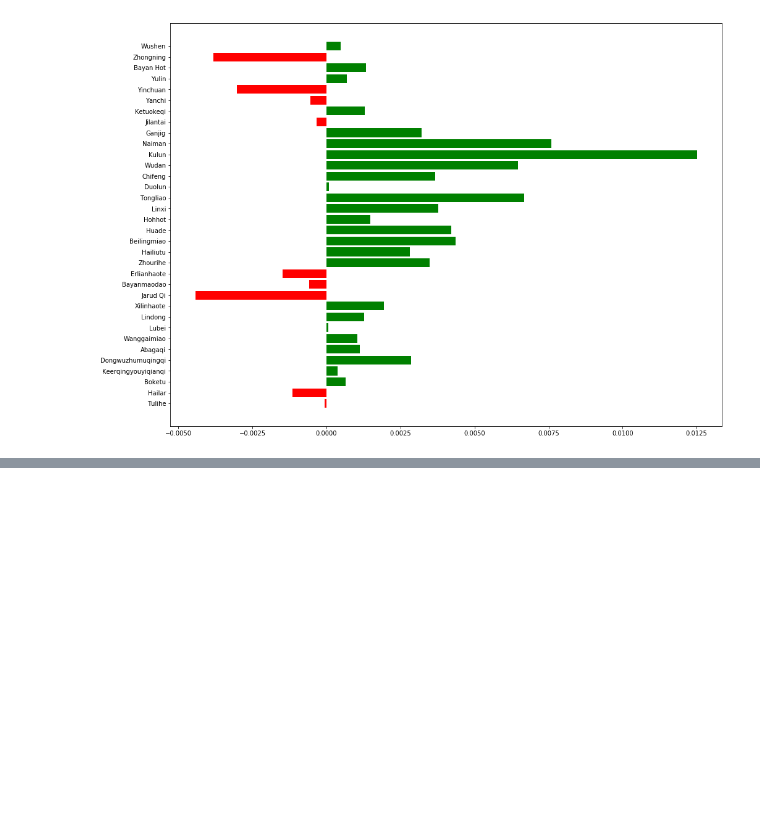
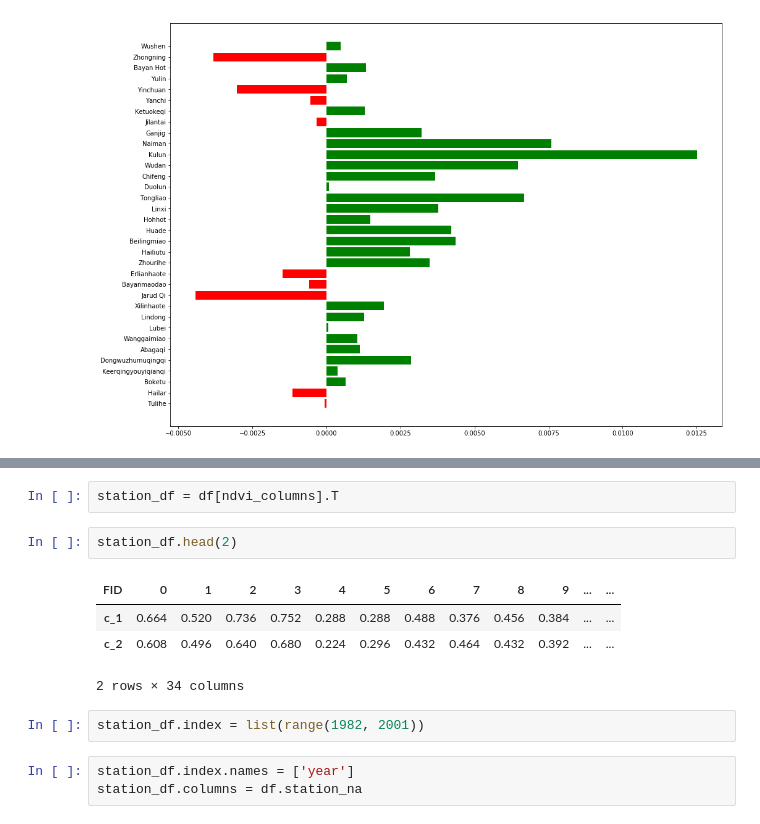
Before and after one commit to martin-martin/NDVI-trends-china, a Jupyter notebook: time_series_stats.ipynb, the cells around one changed output, grey strips where cells are left out. Cells and saved outputs as stored; diff of their text form; blank space fills up the shorter version.

```diff
--- a/time_series_stats.ipynb
+++ b/time_series_stats.ipynb
@@ -308,0 +332,14 @@ plt.barh(y=slope_df.index, width=slope_df.slope, color=colors)
+# %%
+station_df = df[ndvi_columns].T
+# %%
+station_df.head(2)
+# %% [output]
+| FID | 0 | 1 | 2 | 3 | 4 | 5 | 6 | 7 | 8 | 9 | ... | ... |
+| c_1 | 0.664 | 0.520 | 0.736 | 0.752 | 0.288 | 0.288 | 0.488 | 0.376 | 0.456 | 0.384 | ... | ... |
+| c_2 | 0.608 | 0.496 | 0.640 | 0.680 | 0.224 | 0.296 | 0.432 | 0.464 | 0.432 | 0.392 | ... | ... |
+2 rows × 34 columns
+# %%
+station_df.index = list(range(1982, 2001))
+# %%
+station_df.index.names = ['year']
+station_df.columns = df.station_na
```
Also changed, not shown: parts of 15 cells of this notebook.
